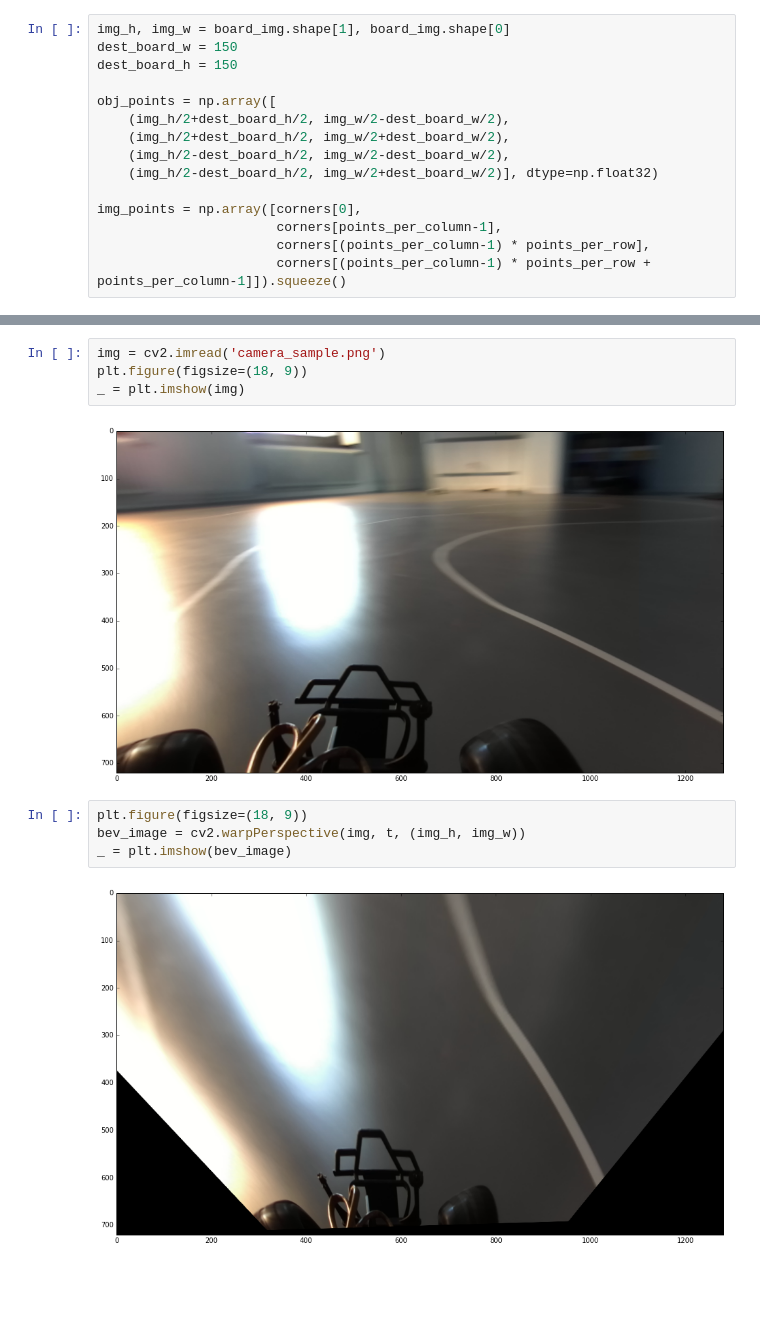
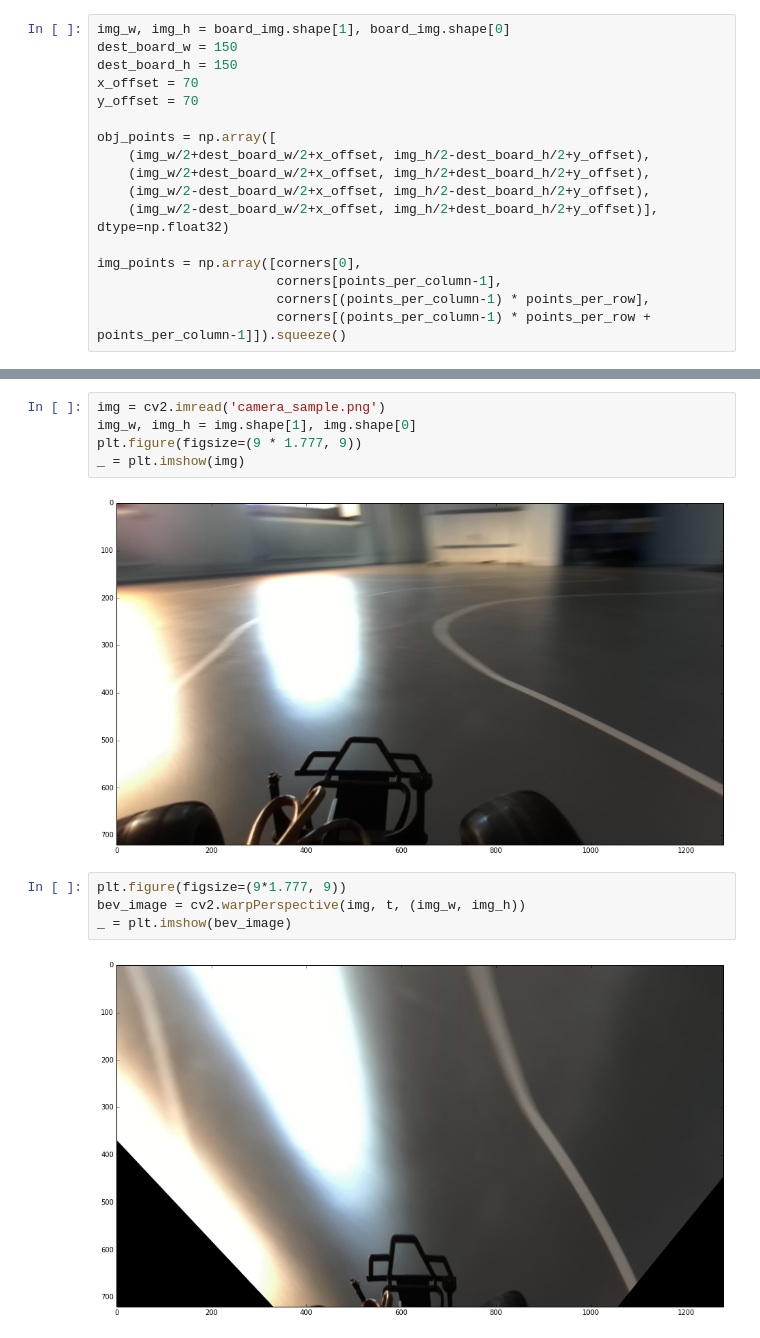
Before and after one commit to kometa-triatlon/roborace_erlerover, a Jupyter notebook: tools/Preprocessing.ipynb, the cells around one changed output, grey strips where cells are left out. Saved outputs shown, nothing was run; the diff lists cells and outputs as text; blank space fills up the shorter version.

```diff
--- a/tools/Preprocessing.ipynb
+++ b/tools/Preprocessing.ipynb
@@ -15,15 +15,17 @@ _ = plt.imshow(board_img)
 # %% [output]
 [figure]
 # %%
-img_h, img_w = board_img.shape[1], board_img.shape[0]
+img_w, img_h = board_img.shape[1], board_img.shape[0]
 dest_board_w = 150
 dest_board_h = 150
+x_offset = 70
+y_offset = 70
 
 obj_points = np.array([
-    (img_h/2+dest_board_h/2, img_w/2-dest_board_w/2),
-    (img_h/2+dest_board_h/2, img_w/2+dest_board_w/2),
-    (img_h/2-dest_board_h/2, img_w/2-dest_board_w/2),
-    (img_h/2-dest_board_h/2, img_w/2+dest_board_w/2)], dtype=np.float32)
+    (img_w/2+dest_board_w/2+x_offset, img_h/2-dest_board_h/2+y_offset),
+    (img_w/2+dest_board_w/2+x_offset, img_h/2+dest_board_h/2+y_offset),
+    (img_w/2-dest_board_w/2+x_offset, img_h/2-dest_board_h/2+y_offset),
+    (img_w/2-dest_board_w/2+x_offset, img_h/2+dest_board_h/2+y_offset)], dtype=np.float32)
 
 img_points = np.array([corners[0],
                        corners[points_per_column-1],
@@ -39,12 +41,13 @@ _ = plt.imshow(cv2.warpPerspective(board_img, t, (img_h, img_w)))
 # %%
 img = cv2.imread('camera_sample.png')
-plt.figure(figsize=(18, 9))
+img_w, img_h = img.shape[1], img.shape[0]
+plt.figure(figsize=(9 * 1.777, 9))
 _ = plt.imshow(img)
 # %% [output]
 [figure]
 # %%
-plt.figure(figsize=(18, 9))
-bev_image = cv2.warpPerspective(img, t, (img_h, img_w))
+plt.figure(figsize=(9*1.777, 9))
+bev_image = cv2.warpPerspective(img, t, (img_w, img_h))
 _ = plt.imshow(bev_image)
 # %% [output]
-[figure, old version]
+[figure, new version]
```
Also changed, not shown: parts of 11 cells of this notebook, 3 other files.
